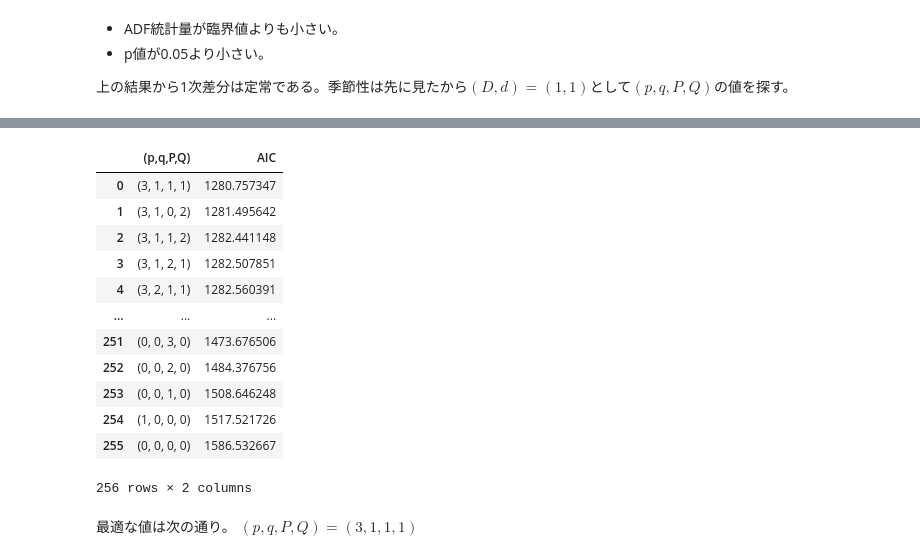
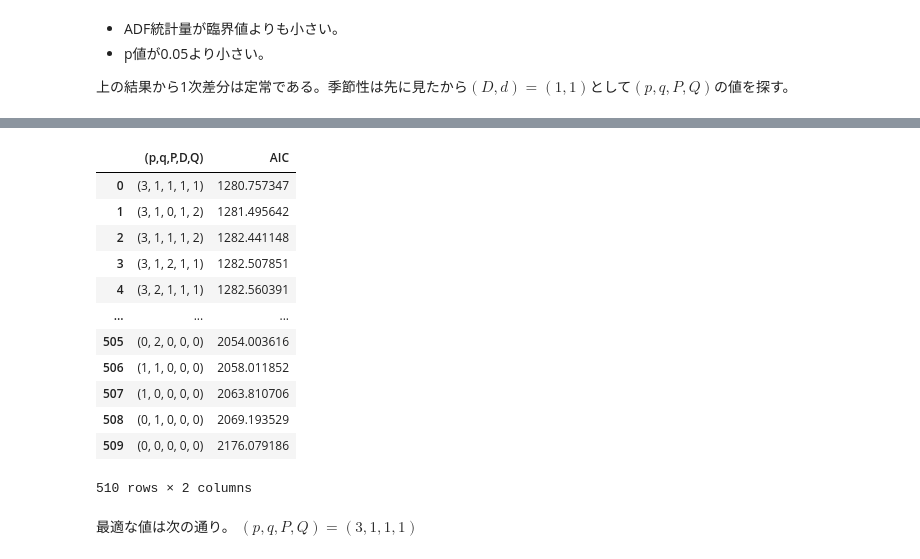
Before and after one commit to cct-blog/cct-seiya-kumada, a Jupyter notebook: sarima/src/main3.ipynb, the cells around one changed output, grey strips where cells are left out. Saved outputs shown, nothing was run; the diff lists cells and outputs as text; code cells hidden in the pictures.

```diff
--- a/sarima/src/main3.ipynb
+++ b/sarima/src/main3.ipynb
@@ -198,3 +198,13 @@ d = 1
 D = 1
 s = 12
 SARIMA_order_list = list(product(ps, qs, Ps, Qs))
+# %%
+from itertools import product
+ps = range(0, 4, 1)
+qs = range(0, 4, 1)
+Ps = range(0, 4, 1)
+Ds = range(0, 2, 1)
+Qs = range(0, 4, 1)
+d = 1
+s = 12
+SARIMA_order_list = list(product(ps, qs, Ps, Ds, Qs))
@@ -201,3 +231,31 @@ SARIMA_order_list = list(product(ps, qs, Ps, Qs))
+# %%
+from typing import Union
+from statsmodels.tsa.statespace.sarimax import SARIMAX
+
+def optimize_SARIMA_(endog: Union[pd.Series, list], order_list: list, d: int, s: int) -> pd.DataFrame:
+
+    results = []
+
+    for order in order_list:
+        try:
+            model = SARIMAX(
+                endog,
+                order=(order[0], d, order[1]),
+                seasonal_order=(order[2], order[3], order[4], s),
+                simple_differencing=False).fit(disp=False)
+        except:
+            continue
+
+        aic = model.aic # type:ignore
+        results.append([order, aic])
+
+    result_df = pd.DataFrame(results)
+    result_df.columns = ['(p,q,P,D,Q)', 'AIC']
+
+    #Sort in ascending order, lower AIC is better
+    result_df = result_df.sort_values(by='AIC', ascending=True).reset_index(drop=True)
+
+    return result_df
 # %%
 from typing import Union
 from statsmodels.tsa.statespace.sarimax import SARIMAX
@@ -232,22 +290,22 @@ OFFSET = 24
 train = data['co2'][:-OFFSET]
 test = data.iloc[-OFFSET:]
 # %%
-SARIMA_result_df = optimize_SARIMA(train, SARIMA_order_list, d, D, s)
+SARIMA_result_df = optimize_SARIMA_(train, SARIMA_order_list, d, s)
 SARIMA_result_df
 # %% [output]
-|  | (p,q,P,Q) | AIC |
-| 0 | (3, 1, 1, 1) | 1280.757347 |
-| 1 | (3, 1, 0, 2) | 1281.495642 |
-| 2 | (3, 1, 1, 2) | 1282.441148 |
-| 3 | (3, 1, 2, 1) | 1282.507851 |
-| 4 | (3, 2, 1, 1) | 1282.560391 |
+|  | (p,q,P,D,Q) | AIC |
+| 0 | (3, 1, 1, 1, 1) | 1280.757347 |
+| 1 | (3, 1, 0, 1, 2) | 1281.495642 |
+| 2 | (3, 1, 1, 1, 2) | 1282.441148 |
+| 3 | (3, 1, 2, 1, 1) | 1282.507851 |
+| 4 | (3, 2, 1, 1, 1) | 1282.560391 |
 | ... | ... | ... |
-| 251 | (0, 0, 3, 0) | 1473.676506 |
-| 252 | (0, 0, 2, 0) | 1484.376756 |
-| 253 | (0, 0, 1, 0) | 1508.646248 |
-| 254 | (1, 0, 0, 0) | 1517.521726 |
-| 255 | (0, 0, 0, 0) | 1586.532667 |
+| 505 | (0, 2, 0, 0, 0) | 2054.003616 |
+| 506 | (1, 1, 0, 0, 0) | 2058.011852 |
+| 507 | (1, 0, 0, 0, 0) | 2063.810706 |
+| 508 | (0, 1, 0, 0, 0) | 2069.193529 |
+| 509 | (0, 0, 0, 0, 0) | 2176.079186 |
-256 rows × 2 columns
+510 rows × 2 columns
 # %% [markdown]
 最適な値は次の通り。
 $(p,q,P,Q)=(3,1,1,1)$
```
Also changed, not shown: parts of 1 cell of this notebook.
